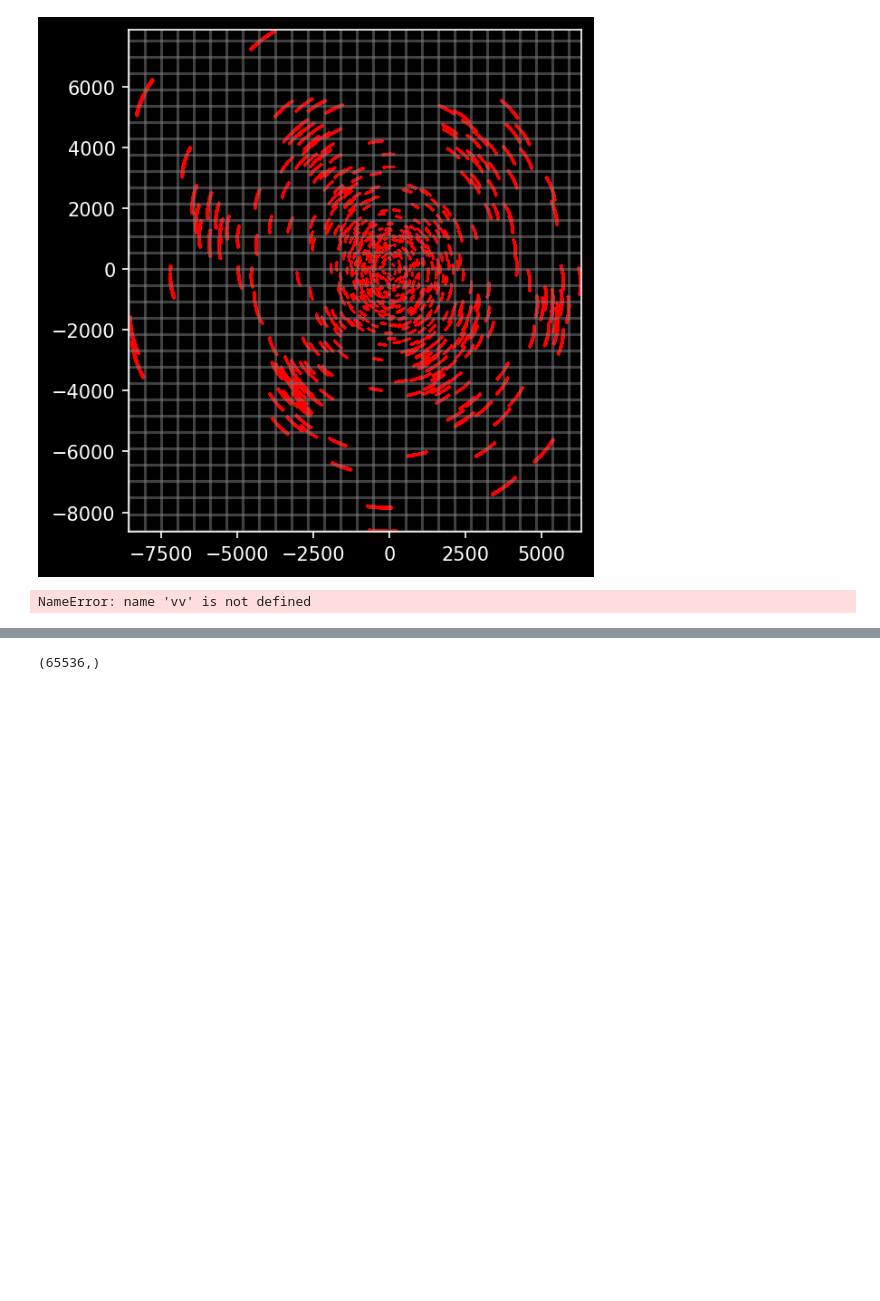
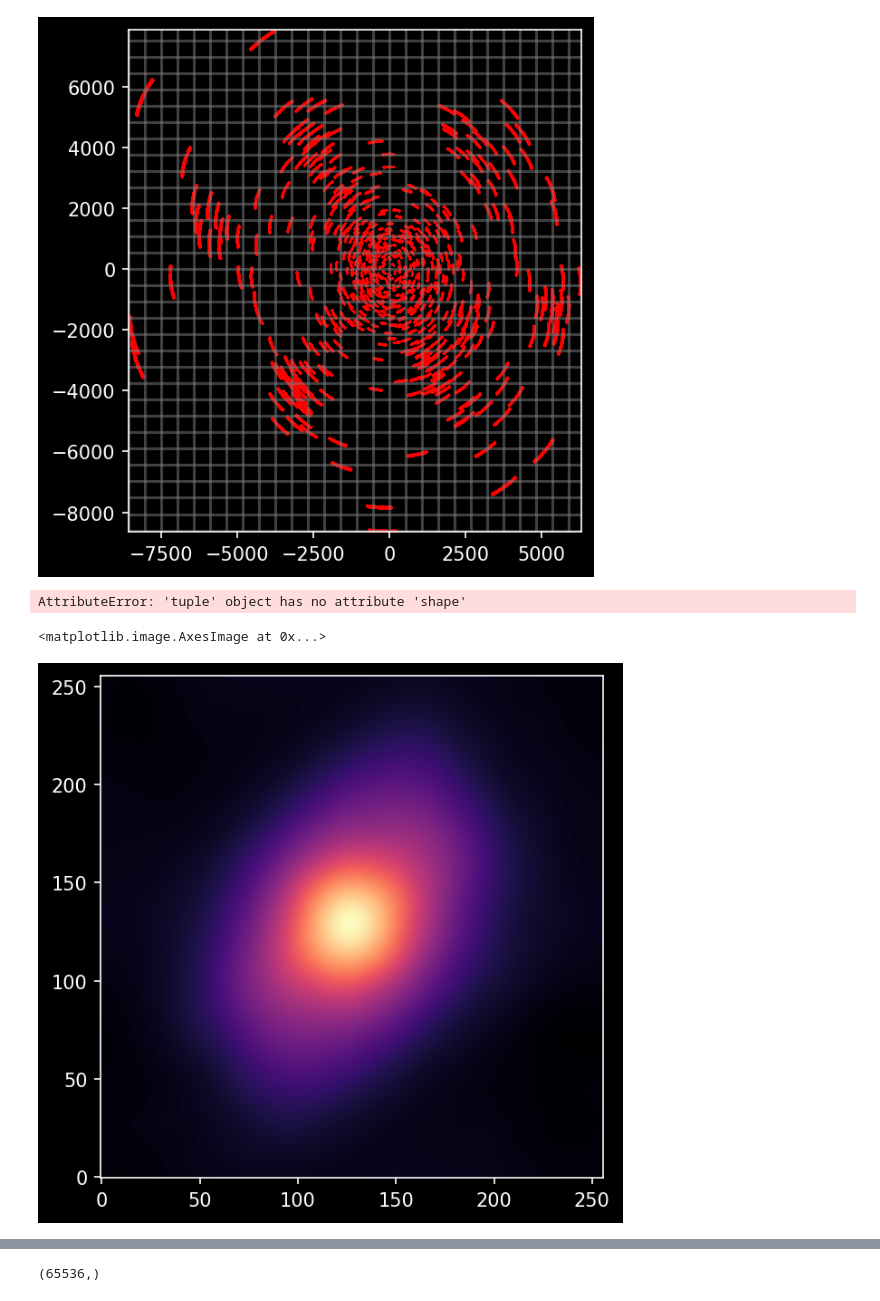
Before and after one commit to EnceladeCandy/diffusion-radio-astronomy, a Jupyter notebook: notebooks/single_spec.ipynb, the cells around one changed output, grey strips where cells are left out. Saved outputs shown, nothing was run; the diff lists cells and outputs as text; code cells hidden in the pictures; blank space fills up the shorter version.

```diff
--- a/notebooks/single_spec.ipynb
+++ b/notebooks/single_spec.ipynb
@@ -114,10 +127,23 @@ plot_uv_coverage(u, v, grid = True)
+# %%
+binned_imag
+# %% [output]
+AttributeError: 'tuple' object has no attribute 'shape'
+# %%
+binned_vis = binned_re + 1j * binned_imag
+# %%
+dirty_image = flip(np.fft.fftshift(np.fft.ifft2(np.fft.fftshift(binned_vis))))
+
+plt.imshow(dirty_image.real, origin ="lower", cmap = "magma")
+# %% [output]
+<matplotlib.image.AxesImage at 0x...>
+[figure, added]
 # %%
 bin_x = u_edges
 bin_y = v_edges
 vis_gridded_re, edgex, edgey, binnumber = binned_statistic_2d(vv, uu, vis_re, "mean", (bin_y, bin_x))
 vis_gridded_img, edgex, edgey, binnumber = binned_statistic_2d(vv, uu, vis_imag, "mean", (bin_y, bin_x))
 
-std_gridded_re, edgex, edgey, binnumber = binned_statistic_2d(vv, uu, vis_re, "std", (bin_y, bin_x))
+std_gridded_re, edgex, edgey, binnumber = binned_statistic_2d(vv, uu, weight_ * vis_re, "std", (bin_y, bin_x))
 std_gridded_img, edgex, edgey, binnumber = binned_statistic_2d(vv, uu, vis_imag, "std", (bin_y, bin_x))
 
 count, edgex, edgey, binnumber = binned_statistic_2d(vv, uu, vis_imag, "count", (bin_y, bin_x))
@@ -137,8 +163,6 @@ count = np.fft.fftshift(count).flatten()
 std_gridded_re /= (count + 1) ** 0.5
 std_gridded_img /= (count + 1) ** 0.5
 S_grid = std_gridded_re.astype(bool)
-# %% [output]
-NameError: name 'vv' is not defined
 # %%
 fig, axs = plt.subplots(1, 2, figsize = (8, 4))
 dirty_beam = np.fft.fftshift(np.fft.ifft2(S_grid.reshape(img_size, img_size)))
```
Also changed, not shown: parts of 18 cells of this notebook, 4 other files.
